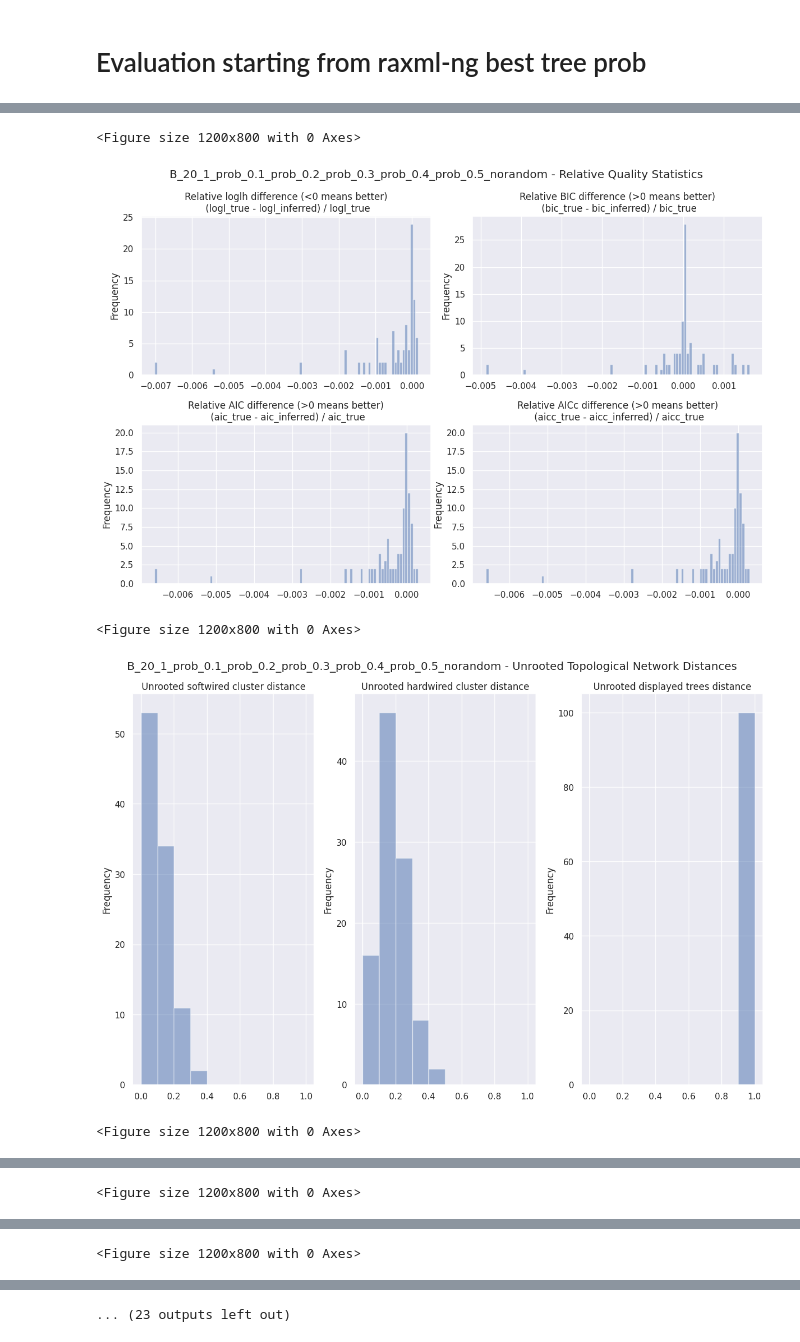
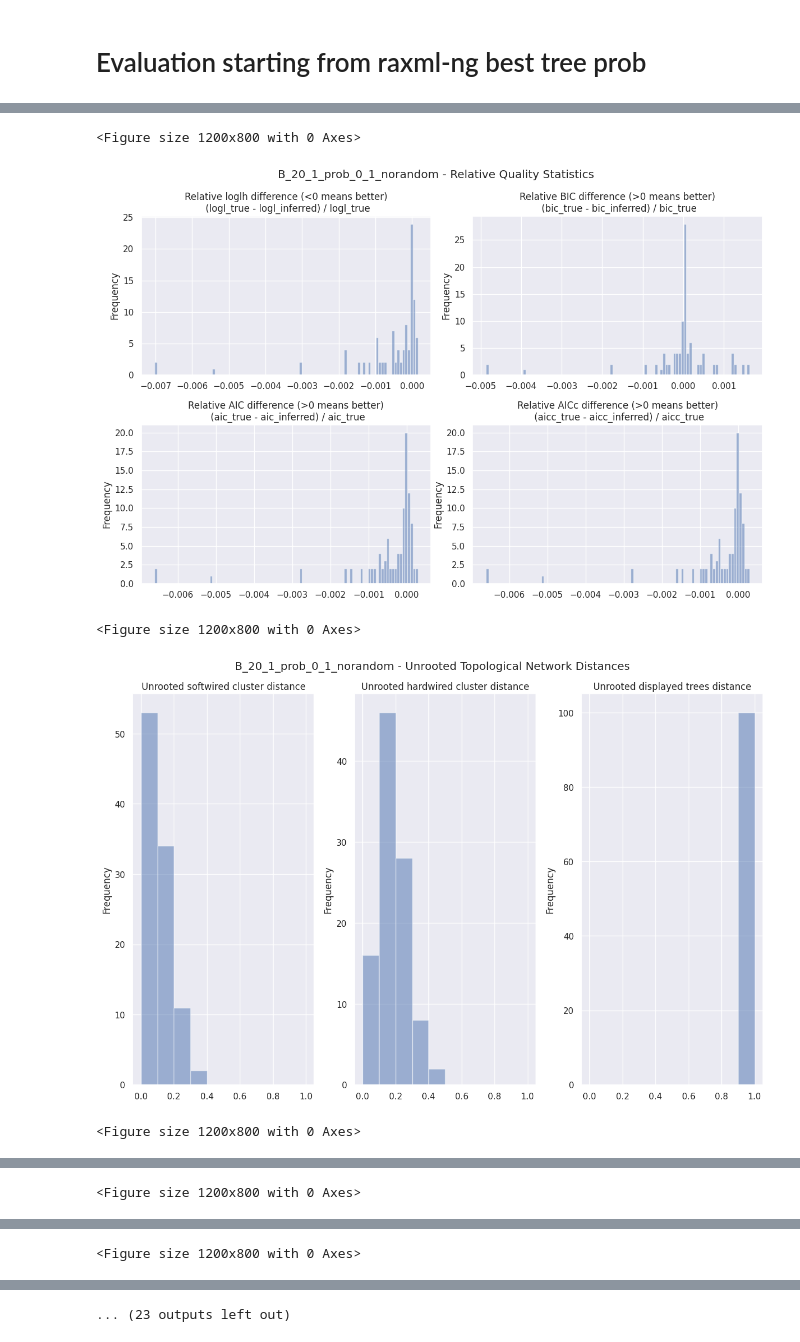
Before and after one commit to lutteropp/NetRAX, a Jupyter notebook: experiments/evaluation_for_paper/report_notebook_b.ipynb, the cells around one changed output, grey strips where cells are left out. Drawn from its saved outputs; the diff is of its cells as text; code cells hidden in the pictures.

```diff
--- a/experiments/evaluation_for_paper/report_notebook_b.ipynb
+++ b/experiments/evaluation_for_paper/report_notebook_b.ipynb
@@ -92,9 +92,9 @@ Total number of datasets: 100
 # %% [markdown]
 # Evaluation starting from raxml-ng best tree prob
 # %%
-show_plots(filename+"_prob_0.1_norandom", df_prob_0_1)
-show_plots(filename+"_prob_0.2_norandom", df_prob_0_2)
-show_plots(filename+"_prob_0.3_norandom", df_prob_0_3)
-show_plots(filename+"_prob_0.4_norandom", df_prob_0_4)
-show_plots(filename+"_prob_0.5_norandom", df_prob_0_5)
+show_plots(filename+"_prob_0_1_norandom", df_prob_0_1)
+show_plots(filename+"_prob_0_2_norandom", df_prob_0_2)
+show_plots(filename+"_prob_0_3_norandom", df_prob_0_3)
+show_plots(filename+"_prob_0_4_norandom", df_prob_0_4)
+show_plots(filename+"_prob_0_5_norandom", df_prob_0_5)
 # %% [output]
@@ -116,7 +116,7 @@ show_plots(filename+"_prob_0.5_norandom", df_prob_0_5)
 \bottomrule
 \end{tabular}
 <Figure size 1200x800 with 0 Axes>
-[figure, old version]
+[figure, new version]
 <Figure size 1200x800 with 0 Axes>
-[figure, old version]
+[figure, new version]
 <Figure size 1200x800 with 0 Axes>
```
Also changed, not shown: parts of 2 cells of this notebook.
